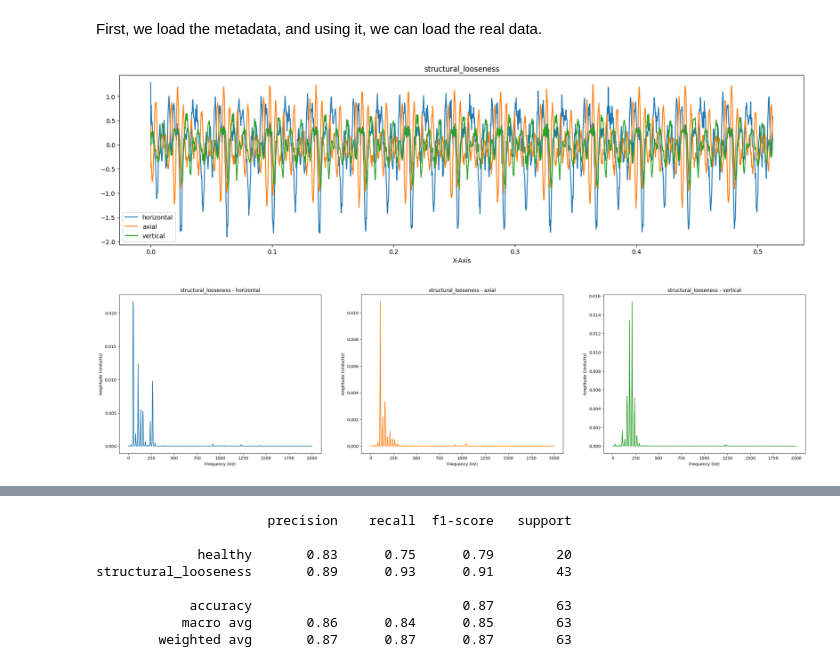
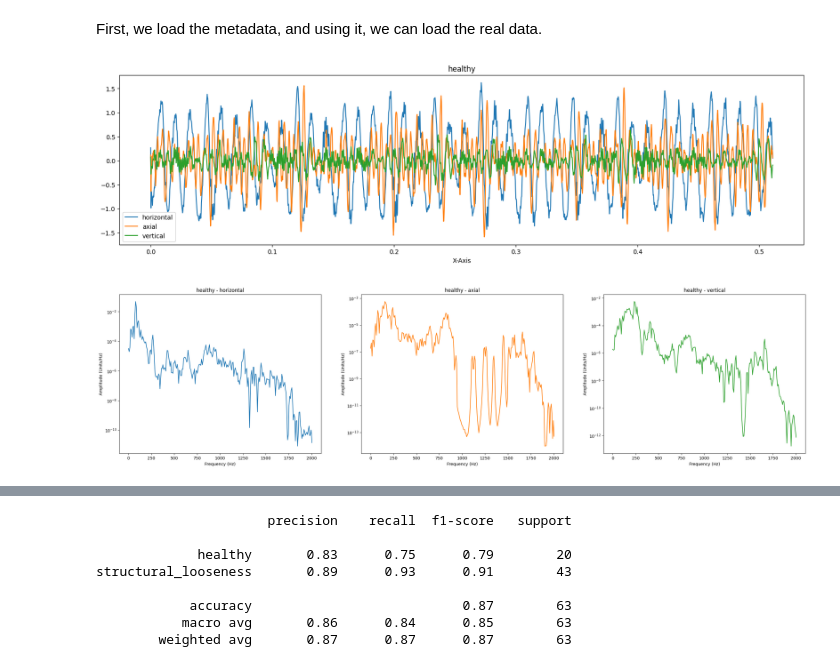
Before and after one commit to pyKuga/TRACTIAN, a Jupyter notebook: part3.ipynb, the cells around one changed output, grey strips where cells are left out. Cells and saved outputs as stored; diff of their text form; code cells hidden in the pictures.

```diff
--- a/part3.ipynb
+++ b/part3.ipynb
@@ -57,25 +57,25 @@ def GenerateWelch(data,nperseg = 1024, overlap_factor = 0.75, windowP="hann" ):
 
     return f, Ph, Pv, Pa
 # %%
-i = 15
-w = 1024
+i = 0
+w = 512
 data = dataDict[metadata["sample_id"][i]]
 
 data.plot(figsize=(20,5))
 plt.title(metadata["condition"][i])
 
 f,Ph, Pv, Pa  = GenerateWelch(data,nperseg=w,overlap_factor=0.5)
 P_g = np.array([Ph, Pv, Pa])
 
 fig, axs = plt.subplots(1, 3, figsize=(30, 7))
 for j, ax in enumerate(axs):
-    ax.plot(f, P_g[j], color='C'+str(j))
+    ax.semilogy(f, P_g[j], color='C'+str(j))
     ax.set_title(metadata["condition"][i] + " - " + data.columns[j])
     ax.set_xlabel('Frequency (Hz)')
     ax.set_ylabel('Amplitude (Units/Hz)')
 # %% [output]
-[figure, old version]
+[figure, new version]
-[figure, old version]
+[figure, new version]
 # %%
 # def condition_mean(metadata, condition,dataDict,npserseg=1024):
 
```
Also changed, not shown: parts of 8 cells of this notebook.
